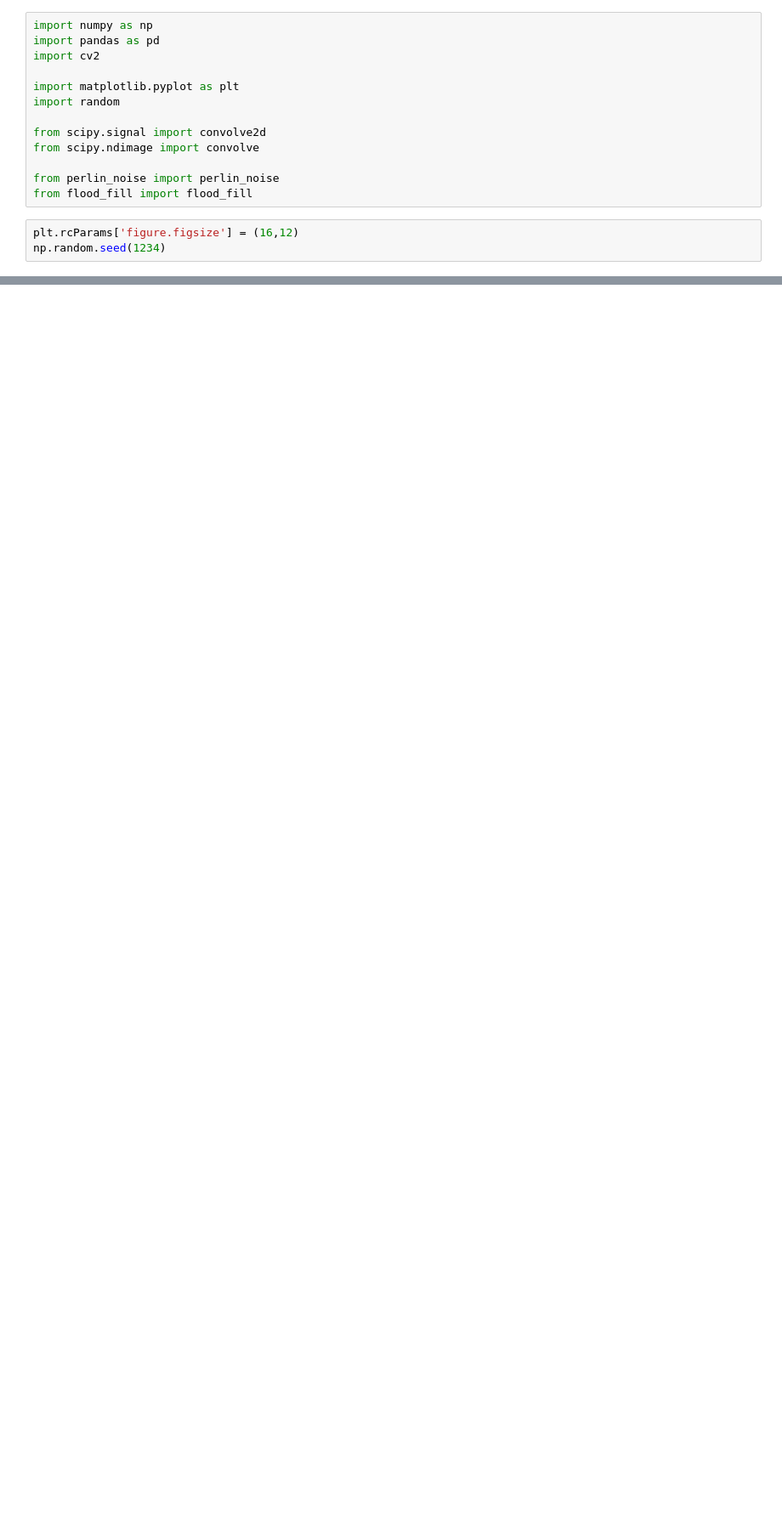
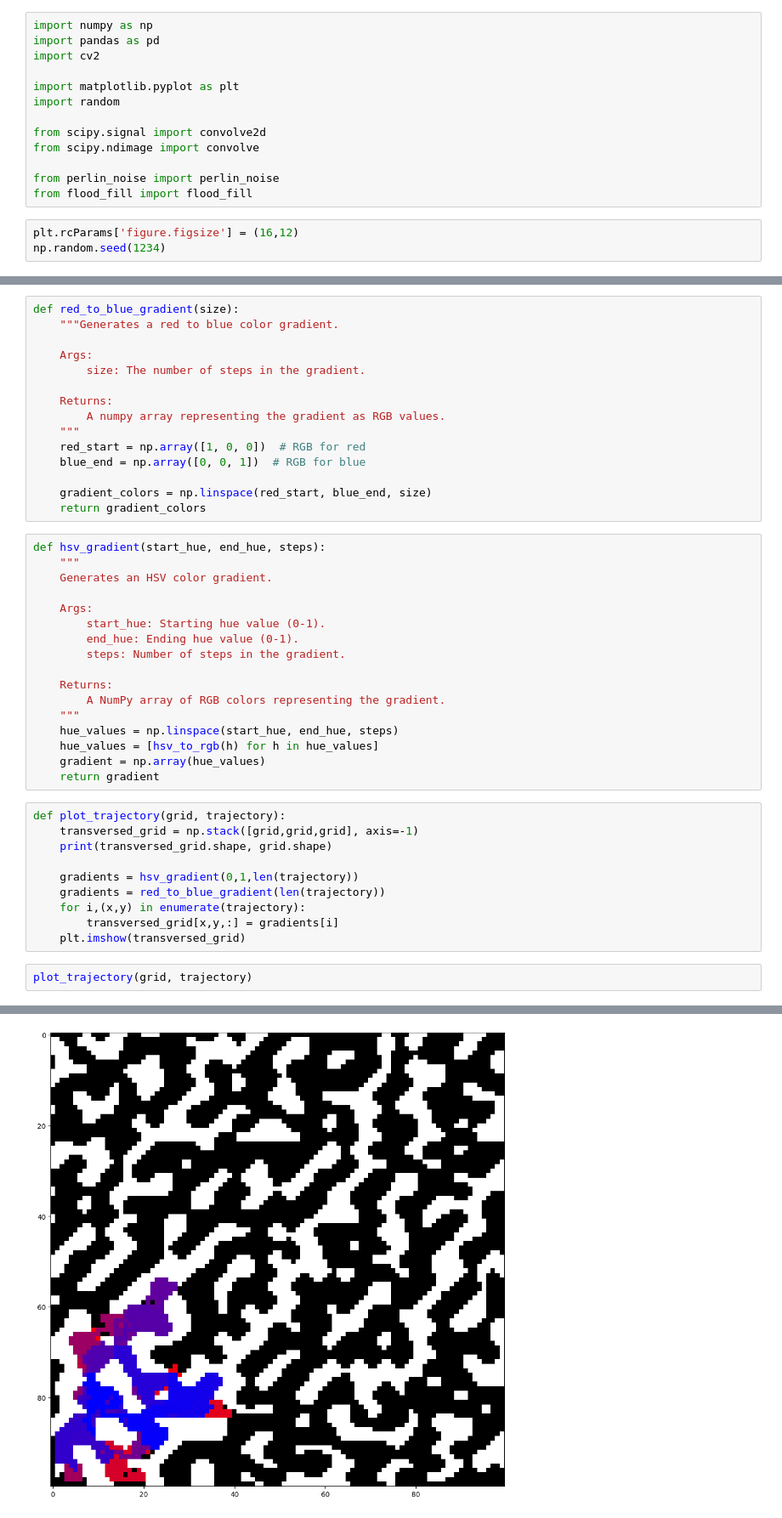
Before and after one commit to Ajinkya-Bhandare/rl_project, a Jupyter notebook: Exploration-grid-world-final.ipynb, the cells around one changed output, grey strips where cells are left out. Shown: that part at 85% size. Drawn from its saved outputs; the diff is of its cells as text; blank space fills up the shorter version.

```diff
--- a/Exploration-grid-world-final.ipynb
+++ b/Exploration-grid-world-final.ipynb
@@ -144,0 +139,45 @@ plt.show()
+# %%
+def red_to_blue_gradient(size):
+    """Generates a red to blue color gradient.
+
+    Args:
+        size: The number of steps in the gradient.
+
+    Returns:
+        A numpy array representing the gradient as RGB values.
+    """
+    red_start = np.array([1, 0, 0])  # RGB for red
+    blue_end = np.array([0, 0, 1])  # RGB for blue
+
+    gradient_colors = np.linspace(red_start, blue_end, size)
+    return gradient_colors
+# %%
+def hsv_gradient(start_hue, end_hue, steps):
+    """
+    Generates an HSV color gradient.
+
+    Args:
+        start_hue: Starting hue value (0-1).
+        end_hue: Ending hue value (0-1).
+        steps: Number of steps in the gradient.
+
+    Returns:
+        A NumPy array of RGB colors representing the gradient.
+    """
+    hue_values = np.linspace(start_hue, end_hue, steps)
+    hue_values = [hsv_to_rgb(h) for h in hue_values]
+    gradient = np.array(hue_values)
+    return gradient
+# %%
+def plot_trajectory(grid, trajectory):
+    transversed_grid = np.stack([grid,grid,grid], axis=-1)
+    print(transversed_grid.shape, grid.shape)
+
+    gradients = hsv_gradient(0,1,len(trajectory))
+    gradients = red_to_blue_gradient(len(trajectory))
+    for i,(x,y) in enumerate(trajectory):
+        transversed_grid[x,y,:] = gradients[i]
+    plt.imshow(transversed_grid)
+# %%
+plot_trajectory(grid, trajectory)
+# %% [output]
@@ -145 +185,2 @@ plt.show()
+[figure, added]
 # %%
```
Also changed, not shown: parts of 16 cells of this notebook.
